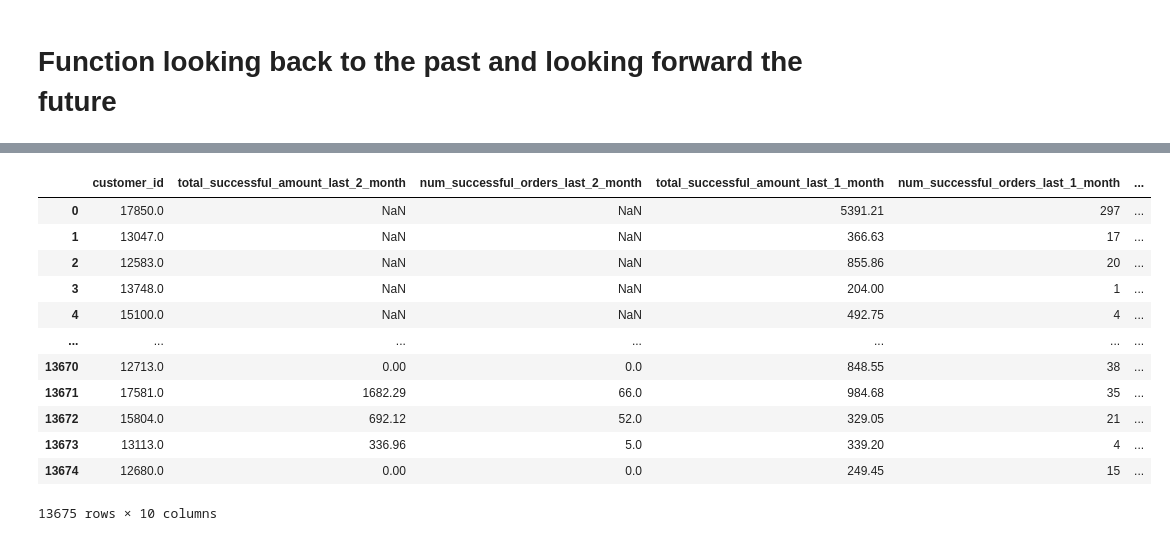
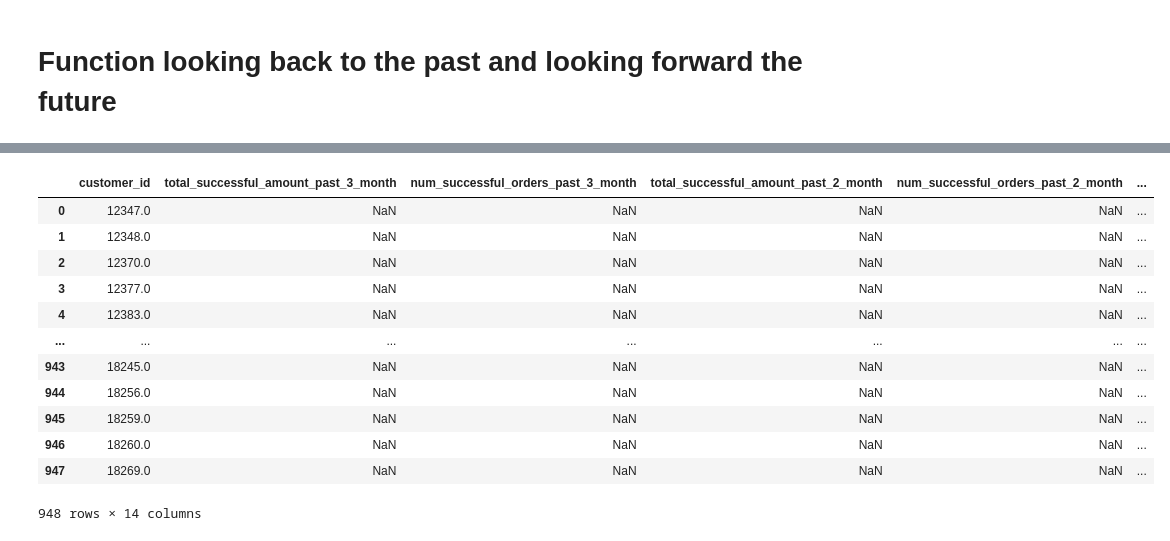
Before and after one commit to tranvohuy/statistical-learning-public, a Jupyter notebook: notebooks/08-pipeline-snapshot.ipynb, the cells around one changed output, grey strips where cells are left out. Saved outputs shown, nothing was run; the diff lists cells and outputs as text; code cells hidden in the pictures.

```diff
--- a/notebooks/08-pipeline-snapshot.ipynb
+++ b/notebooks/08-pipeline-snapshot.ipynb
@@ -155,37 +291,44 @@ def snap_shot_past_future(df: pd.DataFrame, snapshot_time: datetime.datetime, pa
     time_max_snapshot = pd.to_datetime(time_max.replace(day=1)) + relativedelta(months=1)
 
     # Get the snapshot of the data in the past at the snapshot_time
-    df_past= snap_shot_month(df, snapshot_time, time_shot=1) # Get the snapshot one month ago
+    df_past= snapshot_past_month_begin(df, snapshot_time, time_shot=1) # Get the snapshot one month ago
 
     # Loop to get the snapshots of the data in the past at the snapshot_time
     for i in range(2, past_time_shot+1):
-        df_past_temp = snap_shot_month(df, snapshot_time, time_shot=i) # Get the snapshot i months ago
+        df_past_temp = snapshot_past_month_begin(df, snapshot_time, time_shot=i) # Get the snapshot i months ago
         df_past_temp.drop(columns=['time_snapshot'], inplace=True) # Drop the time_snapshot column
-        df_past_temp.rename(columns={'total_successful_amount_last_1_month': f'total_successful_amount_last_{i}_month', 'num_successful_orders_last_1_month': f'num_successful_orders_last_{i}_month'}, inplace=True) # Rename the columns name
+        #df_past_temp.rename(columns={'total_successful_amount_past_1_month': f'total_successful_amount_past_{i}_month', 'num_successful_orders_past_1_month': f'num_successful_orders_past_{i}_month'}, inplace=True) # Rename the columns name
         df_past = pd.merge(df_past_temp, df_past,  on='customer_id', how='right') # Merge the past snapshots on the customer_id
 
-        # Check if the snapshot time is greater than the minimum time snapshot
-        ## Fill the missing values with 0 if the snapshot time is greater than the minimum time snapshot
-        ## Otherwise, keep the missing values
-        if snapshot_time - relativedelta(months=i) >= time_min_snapshot:
-            df_past.fillna(0, inplace=True) # Fill the missing values with 0
 
 
     # Loop to get the snapshots of the data in the future at the snapshot_time
     for i in range(1, future_time_shot+1):
-        df_future_temp = snap_shot_month(df, snapshot_time + relativedelta(months=i))
+        df_future_temp = snapshot_future_month_begin(df, snapshot_time,  time_shot=i) # Get the snapshot i months later
         df_future_temp.drop(columns=['time_snapshot'], inplace=True) # Drop the time_snapshot column
-        df_future_temp.rename(columns={'total_successful_amount_last_1_month': f'total_successful_amount_future_{i}_month', 'num_successful_orders_last_1_month': f'num_successful_orders_future_{i}_month'}, inplace=True)
         df_past = pd.merge(df_past, df_future_temp,  on='customer_id', how='left') # Merge the future snapshots on the customer_id
-        # Check if the snapshot time is less than the maximum time snapshot
-        ## Fill the missing values with 0 if the snapshot time is less than the maximum time snapshot
-        ## Otherwise, keep the missing values
-        if snapshot_time + relativedelta(months=i) <= time_max_snapshot:
-            df_past[df_future_temp.columns.to_list()] = df_past[df_future_temp.columns.to_list()].fillna(0)
+
 
     # Reorder the columns snapshot_time to the end of the dataframe
     col = df_past.pop('time_snapshot')
     df_past['time_snapshot'] = col
 
     return df_past
+# %%
+# Test the function
+snap_shot_past_future(df, time_snapshot, past_time_shot=3, future_time_shot=3)
+# %% [output]
+|  | customer_id | total_successful_amount_past_3_month | num_successful_orders_past_3_month | total_successful_amount_past_2_month | num_successful_orders_past_2_month | ... |
+| 0 | 12347.0 | NaN | NaN | NaN | NaN | ... |
+| 1 | 12348.0 | NaN | NaN | NaN | NaN | ... |
+| 2 | 12370.0 | NaN | NaN | NaN | NaN | ... |
+| 3 | 12377.0 | NaN | NaN | NaN | NaN | ... |
+| 4 | 12383.0 | NaN | NaN | NaN | NaN | ... |
+| ... | ... | ... | ... | ... | ... | ... |
+| 943 | 18245.0 | NaN | NaN | NaN | NaN | ... |
+| 944 | 18256.0 | NaN | NaN | NaN | NaN | ... |
+| 945 | 18259.0 | NaN | NaN | NaN | NaN | ... |
+| 946 | 18260.0 | NaN | NaN | NaN | NaN | ... |
+| 947 | 18269.0 | NaN | NaN | NaN | NaN | ... |
+948 rows × 14 columns
 # %%
@@ -214,21 +355,3 @@ def snap_shot_all_past_future(df: pd.DataFrame, past_time_shot: int = 2, future_
         df_snapshot_all = pd.concat([df_snapshot_all, df_snapshot], ignore_index=True) if df_snapshot_all.shape[0] > 0 else df_snapshot
 
     return df_snapshot_all
-# %%
-# Table of the snapshot of the data at each time in the past and the future
-
-snap_shot_all_past_future(df, 2, 2) # Two months in the past and two months in the future
-# %% [output]
-|  | customer_id | total_successful_amount_last_2_month | num_successful_orders_last_2_month | total_successful_amount_last_1_month | num_successful_orders_last_1_month | ... |
-| 0 | 17850.0 | NaN | NaN | 5391.21 | 297 | ... |
-| 1 | 13047.0 | NaN | NaN | 366.63 | 17 | ... |
-| 2 | 12583.0 | NaN | NaN | 855.86 | 20 | ... |
-| 3 | 13748.0 | NaN | NaN | 204.00 | 1 | ... |
-| 4 | 15100.0 | NaN | NaN | 492.75 | 4 | ... |
-| ... | ... | ... | ... | ... | ... | ... |
-| 13670 | 12713.0 | 0.00 | 0.0 | 848.55 | 38 | ... |
-| 13671 | 17581.0 | 1682.29 | 66.0 | 984.68 | 35 | ... |
-| 13672 | 15804.0 | 692.12 | 52.0 | 329.05 | 21 | ... |
-| 13673 | 13113.0 | 336.96 | 5.0 | 339.20 | 4 | ... |
-| 13674 | 12680.0 | 0.00 | 0.0 | 249.45 | 15 | ... |
-13675 rows × 10 columns
```
Also changed, not shown: parts of 12 cells of this notebook.
